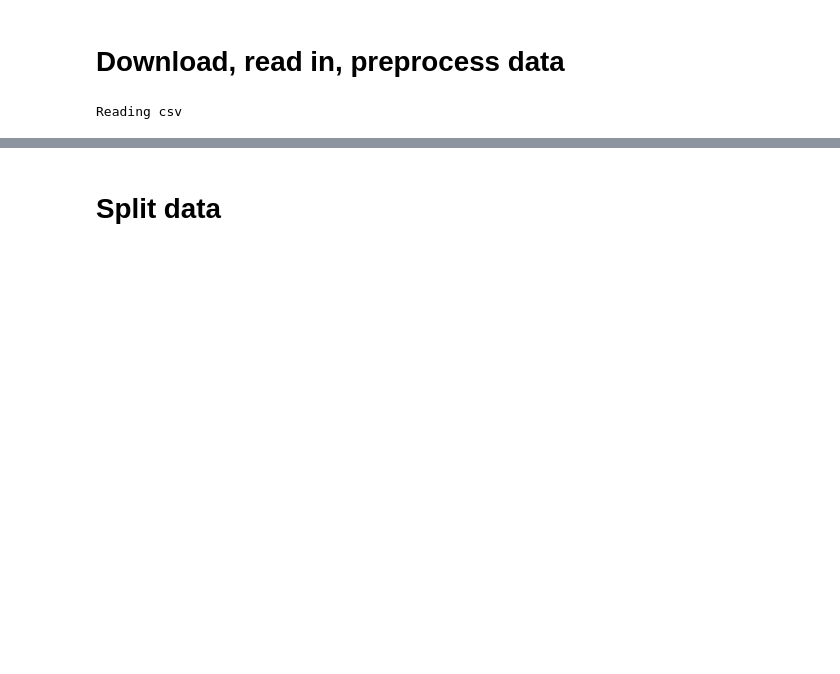
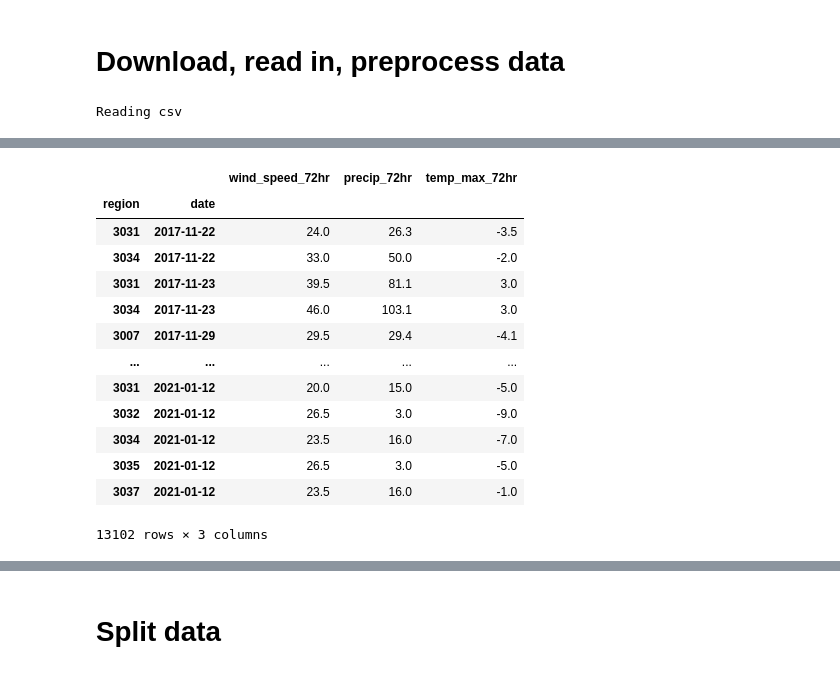
Before and after one commit to NVE/avalanche_ml, a Jupyter notebook: notebooks/training/neural_networks.ipynb, the cells around one changed output, grey strips where cells are left out. Drawn from its saved outputs; the diff is of its cells as text; code cells hidden in the pictures; blank space fills up the shorter version.

Commit message:
working to identify issue with data formatting with multi-input rnn

```diff
--- a/notebooks/training/neural_networks.ipynb
+++ b/notebooks/training/neural_networks.ipynb
@@ -84,0 +103,58 @@ labels
+# %%
+def take_max(df, col_list, new_name, drop=False):
+    """
+    Create a column for the max value given over the past 3 days (72 hours).
+    This will drop the input columns in col_list if drop is set to True.
+
+    Arguments:
+        df(DataFrame): the input dataframe containing our RegObs observations
+        col_list(list): a list of columns for creating the max value
+        new_name(str): what you want the new column name to be
+        drop(bool): whether to drop the columns in col_list before returning df
+
+    Returns:
+        df(DataFrame): same input data frame with new max value column
+    """
+    # take the max over rows
+    df[new_name] = df.loc[:, col_list].max(axis=1)
+
+    # drop unwanted columns
+    if drop == True:
+        df.drop(col_list, axis=1, inplace=True)
+
+    return df
+# %%
+# drop wind speed columns
+wind_dir_cols = [col for col in regions.columns if 'wind_dir' in col]
+regions.drop(wind_dir_cols, axis=1, inplace=True)
+
+# create 72 hour sum or max of wind speed, precip, and max temp
+wind_speed_cols = [col for col in regions.columns if 'wind' in col and 'speed' in col]
+regions = wind_speed_max(regions, wind_speed_cols)
+to_sum = ['wind_speed_max_0', 'wind_speed_max_1', 'wind_speed_max_2']
+regions = sum_over_features(regions, to_sum, 'wind_speed_72hr')
+
+to_sum = ['precip_0', 'precip_1', 'precip_2']
+regions = sum_over_features(regions, to_sum, 'precip_72hr')
+
+to_sum = ['temp_max_0', 'temp_max_1', 'temp_max_2']
+regions = take_max(regions, to_sum, 'temp_max_72hr')
+# %%
+max_sum_cols = [col for col in regions.columns if '72hr' in col]
+train = regions.loc[:, max_sum_cols]
+train
+# %% [output]
+|  |  | wind_speed_72hr | precip_72hr | temp_max_72hr |
+| region | date |  |  |  |
+| 3031 | 2017-11-22 | 24.0 | 26.3 | -3.5 |
+| 3034 | 2017-11-22 | 33.0 | 50.0 | -2.0 |
+| 3031 | 2017-11-23 | 39.5 | 81.1 | 3.0 |
+| 3034 | 2017-11-23 | 46.0 | 103.1 | 3.0 |
+| 3007 | 2017-11-29 | 29.5 | 29.4 | -4.1 |
+| ... | ... | ... | ... | ... |
+| 3031 | 2021-01-12 | 20.0 | 15.0 | -5.0 |
+| 3032 | 2021-01-12 | 26.5 | 3.0 | -9.0 |
+| 3034 | 2021-01-12 | 23.5 | 16.0 | -7.0 |
+| 3035 | 2021-01-12 | 26.5 | 3.0 | -5.0 |
+| 3037 | 2021-01-12 | 23.5 | 16.0 | -1.0 |
+13102 rows × 3 columns
```
Also changed, not shown: parts of 20 cells of this notebook, 1 other file.
